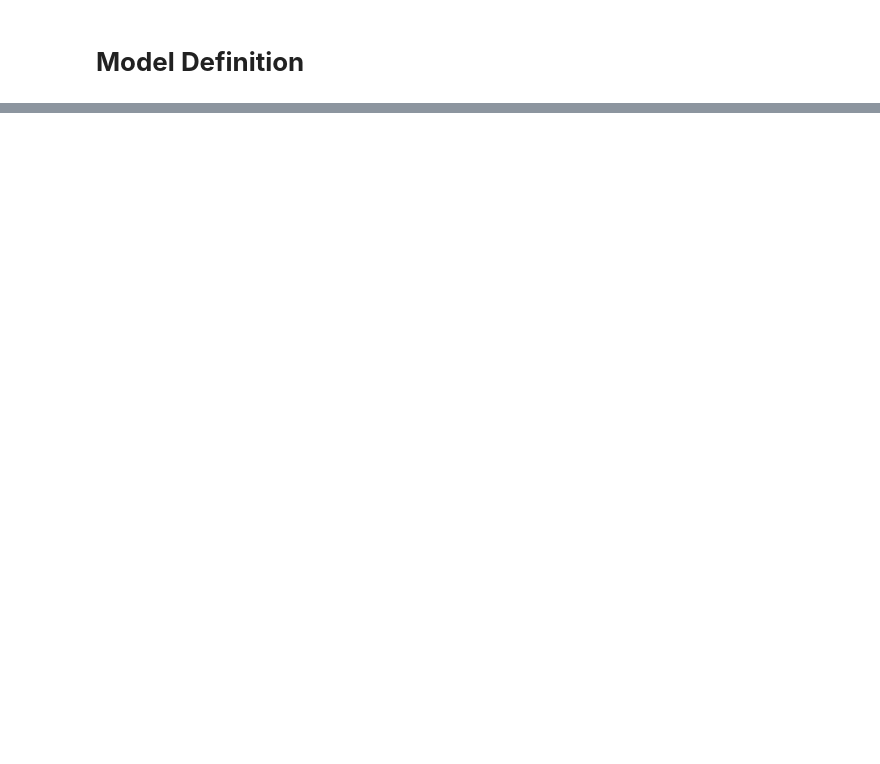
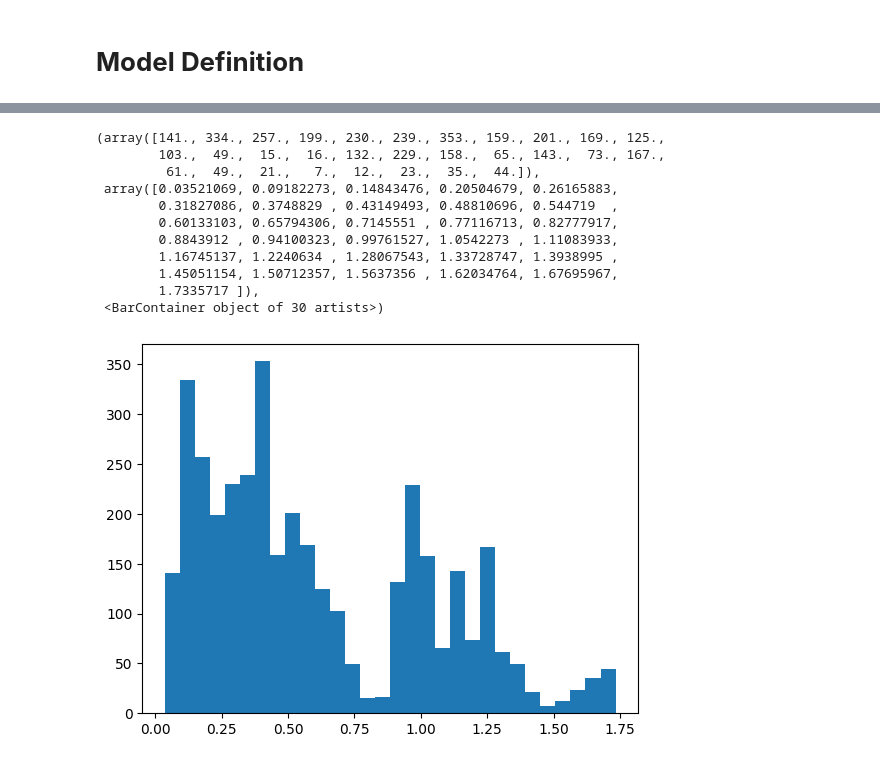
Before and after one commit to jahez07/learnin4romDrSreeni, a Jupyter notebook: anomalyDetection/notebooks/lstmEnDeNetwork.ipynb, the cells around one changed output, grey strips where cells are left out. Cells and saved outputs as stored; diff of their text form; code cells hidden in the pictures; blank space fills up the shorter version.

```diff
--- a/anomalyDetection/notebooks/lstmEnDeNetwork.ipynb
+++ b/anomalyDetection/notebooks/lstmEnDeNetwork.ipynb
@@ -139,0 +248,5 @@ trainX.shape
+# %%
+testPredict = model.predict(testX)
+testMAE = np.mean(np.abs(testPredict - testX), axis=1)
+plt.hist(testMAE, bins=30)
+# %% [output]
@@ -139,0 +254,12 @@ trainX.shape
+(array([141., 334., 257., 199., 230., 239., 353., 159., 201., 169., 125.,
+        103.,  49.,  15.,  16., 132., 229., 158.,  65., 143.,  73., 167.,
+         61.,  49.,  21.,   7.,  12.,  23.,  35.,  44.]),
+ array([0.03521069, 0.09182273, 0.14843476, 0.20504679, 0.26165883,
+        0.31827086, 0.3748829 , 0.43149493, 0.48810696, 0.544719  ,
+        0.60133103, 0.65794306, 0.7145551 , 0.77116713, 0.82777917,
+        0.8843912 , 0.94100323, 0.99761527, 1.0542273 , 1.11083933,
+        1.16745137, 1.2240634 , 1.28067543, 1.33728747, 1.3938995 ,
+        1.45051154, 1.50712357, 1.5637356 , 1.62034764, 1.67695967,
+        1.7335717 ]),
+ <BarContainer object of 30 artists>)
+[figure, added]
```
Also changed, not shown: parts of 15 cells of this notebook.
